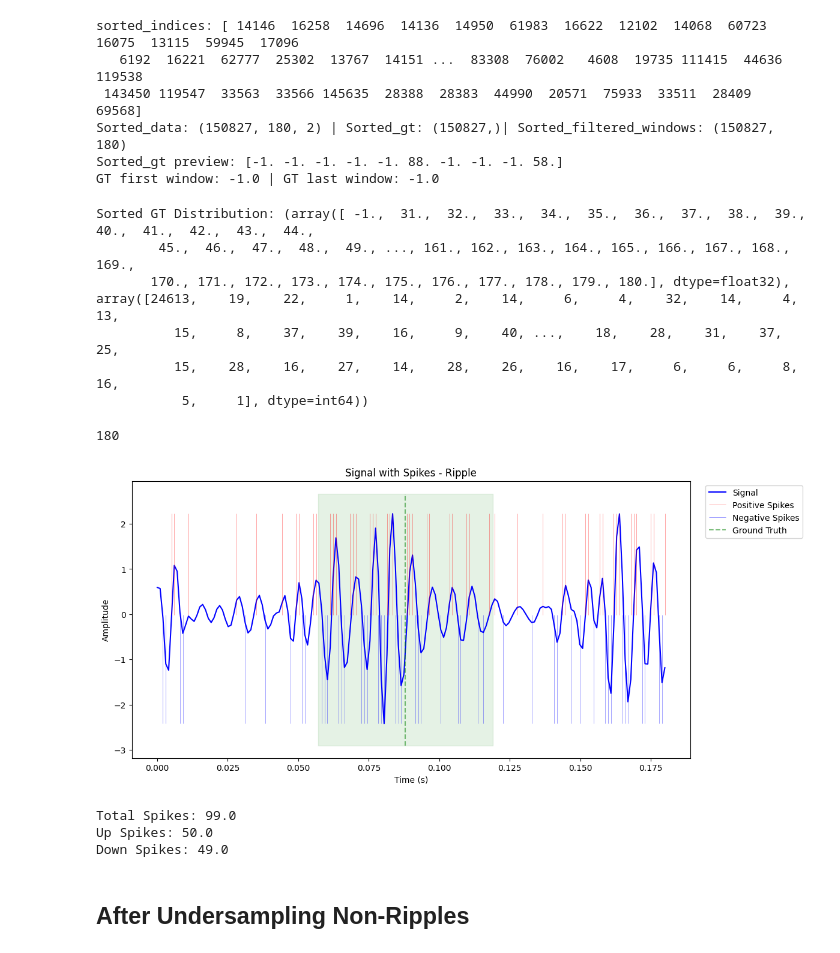
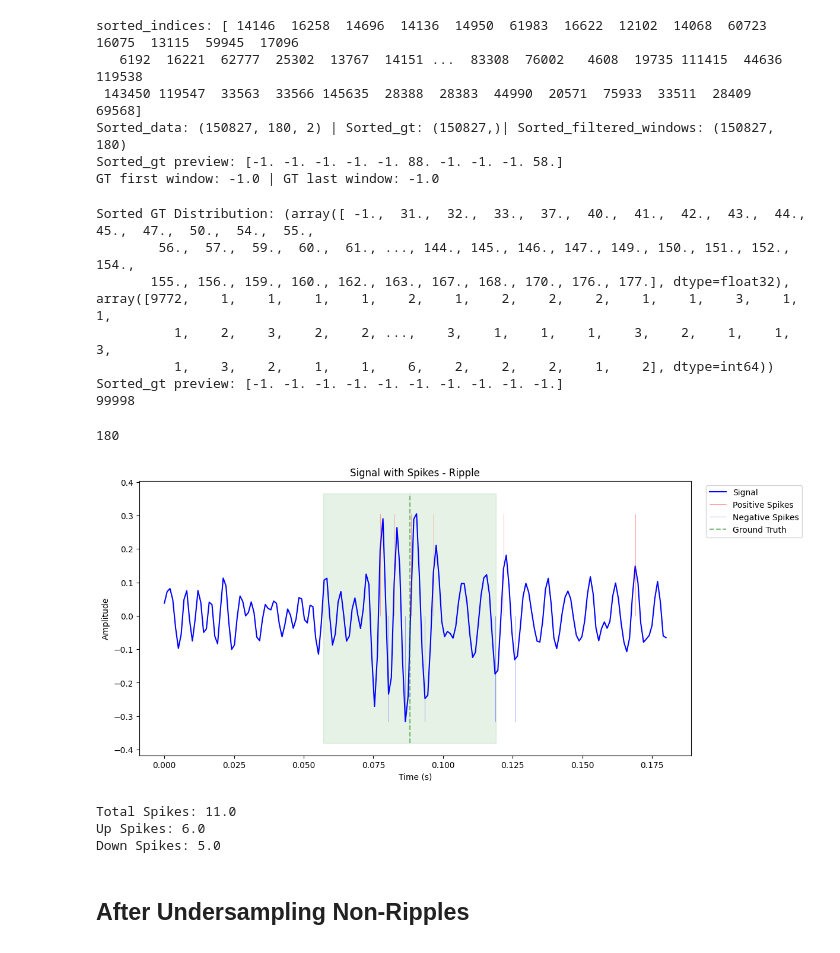
Before and after one commit to pedrofurrix/LAVA_SNN_ripples, a Jupyter notebook: extract_Nripples/train_pedro/evaluate_data.ipynb, the cells around one changed output. Drawn from its saved outputs; the diff is of its cells as text; code cells hidden in the pictures.

```diff
--- a/extract_Nripples/train_pedro/evaluate_data.ipynb
+++ b/extract_Nripples/train_pedro/evaluate_data.ipynb
@@ -22,8 +21,11 @@ WARNING:tensorflow:From c:\Users\NCN\Miniconda3\envs\lava_snn_ripples\lib\site-p
 # %%
-parent = r"C:\__NeuroSpark_Liset_Dataset__\neurospark_mat\CNN_TRAINING_SESSIONS" # Modify this to your data path folder
+# parent = r"C:\__NeuroSpark_Liset_Dataset__\neurospark_mat\CNN_TRAINING_SESSIONS" # Modify this to your data path folder
+parent=r"E:\neurospark_mat\CNN_TRAINING_SESSIONS"
+
 
 bandpass=[100,250]
 downsampled_fs = 1000 # Downsampled frequency
+liset_freq=False
 WINDOW_SHIFT=int(119*downsampled_fs/1000)
 WINDOW_SIZE=int(180*downsampled_fs/1000)
 time_max=600
@@ -120,7 +122,7 @@ if 'windowed_input_dataa' not in locals():
         for dataset in os.listdir(parent):
             config[str(dataset)]={}
             dataset_path = os.path.join(parent, dataset)
-            liset= liset_tk(dataset_path, shank=3, downsample=downsampled_fs, verbose=False)
+            liset= liset_tk(dataset_path, shank=3, downsample=liset_freq, verbose=False)
 
             ripples=np.array(liset.ripples_GT)
             spikified=np.zeros((liset.data.shape[0], liset.data.shape[1], 2))
@@ -312,33 +314,42 @@ Sorted_data: (150827, 180, 2) | Sorted_gt: (150827,)| Sorted_filtered_windows: (
 Sorted_gt preview: [-1. -1. -1. -1. -1. 88. -1. -1. -1. 58.]
 GT first window: -1.0 | GT last window: -1.0
 # %%
-sorted_gt_distribution=sorted_gt[:30000]
+start, end= 90000,100000
+sorted_gt_distribution=sorted_gt[start:end]
+
+non_neg_indices = np.where(sorted_gt_distribution != -1)[0]
+absolute_indices = start + non_neg_indices
+
 print(f"Sorted GT Distribution: {np.unique(sorted_gt_distribution, return_counts=True)}")
+print(f"Sorted_gt preview: {sorted_gt_distribution[:10]}")
+
+print(absolute_indices[-1])
 # %% [output]
-Sorted GT Distribution: (array([ -1.,  31.,  32.,  33.,  34.,  35.,  36.,  37.,  38.,  39.,  40.,  41.,  42.,  43.,  44.,
-        45.,  46.,  47.,  48.,  49., ..., 161., 162., 163., 164., 165., 166., 167., 168., 169.,
-       170., 171., 172., 173., 174., 175., 176., 177., 178., 179., 180.], dtype=float32), array([24613,    19,    22,     1,    14,     2,    14,     6,     4,    32,    14,     4,    13,
-          15,     8,    37,    39,    16,     9,    40, ...,    18,    28,    31,    37,    25,
-          15,    28,    16,    27,    14,    28,    26,    16,    17,     6,     6,     8,    16,
-           5,     1], dtype=int64))
+Sorted GT Distribution: (array([ -1.,  31.,  32.,  33.,  37.,  40.,  41.,  42.,  43.,  44.,  45.,  47.,  50.,  54.,  55.,
+        56.,  57.,  59.,  60.,  61., ..., 144., 145., 146., 147., 149., 150., 151., 152., 154.,
+       155., 156., 159., 160., 162., 163., 167., 168., 170., 176., 177.], dtype=float32), array([9772,    1,    1,    1,    1,    2,    1,    2,    2,    2,    1,    1,    3,    1,    1,
+          1,    2,    3,    2,    2, ...,    3,    1,    1,    1,    3,    2,    1,    1,    3,
+          1,    3,    2,    1,    1,    6,    2,    2,    2,    1,    2], dtype=int64))
+Sorted_gt preview: [-1. -1. -1. -1. -1. -1. -1. -1. -1. -1.]
+99998
 # %%
 from snnTorch.utils.util import window_plot
-window=5
+window=absolute_indices[0]
 plot_spikes=sorted_spikes[window,:,:]
 plot_filtered_window=sorted_filtered_windows[window,:]
 plot_gt=sorted_gt[window]
 window_plot(plot_filtered_window,plot_spikes, plot_gt,downsampled_fs=downsampled_fs,detection_window=RIPPLE_DETECTION_OFFSET)
 up_spikes_window = np.sum(plot_spikes[:, 0])    # Sum along time axis
 down_spikes_window = np.sum(plot_spikes[:, 1])  # Sum along time axis
 print("Total Spikes:",up_spikes_window+down_spikes_window)
 print("Up Spikes:",sorted_up_spikes_per_window[window])
 print("Down Spikes:",sorted_down_spikes_per_window[window])
 # %% [output]
 180
-[figure, old version]
+[figure, new version]
-Total Spikes: 99.0
-Up Spikes: 50.0
-Down Spikes: 49.0
+Total Spikes: 11.0
+Up Spikes: 6.0
+Down Spikes: 5.0
 # %%
 is_hfo = windowed_gt >= 0
 hfo_windows = windowed_input_data[is_hfo]       # shape: (N_HFO, 180, 2)
```
Also changed, not shown: parts of 1 cell of this notebook.
